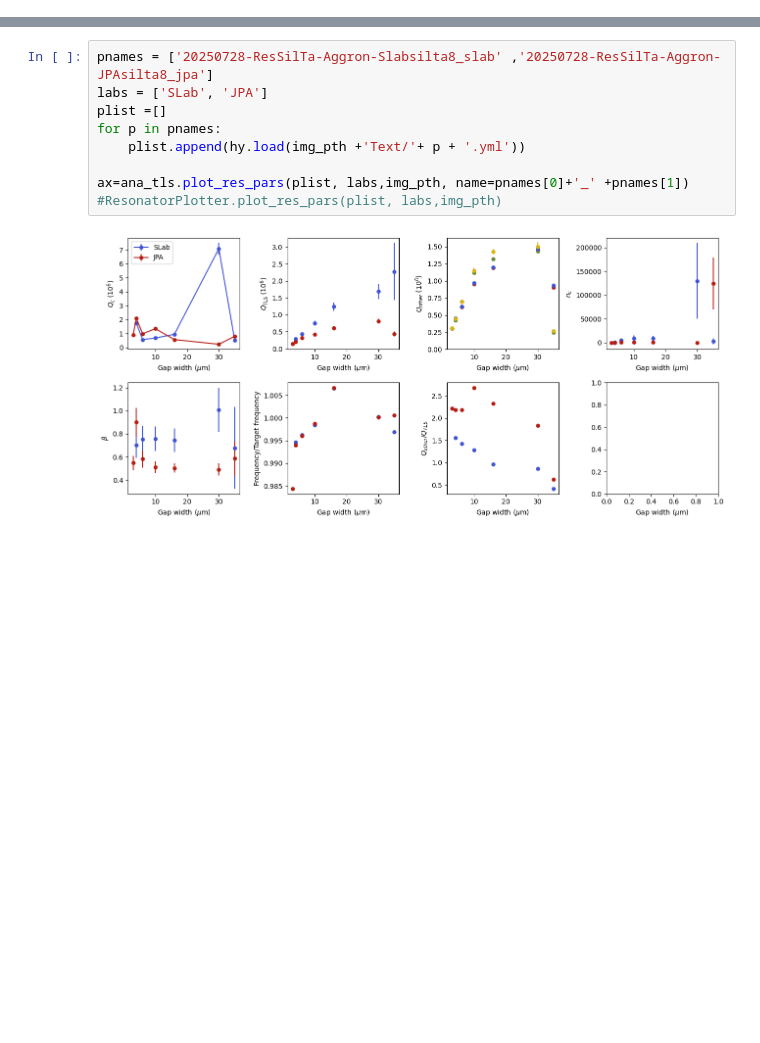
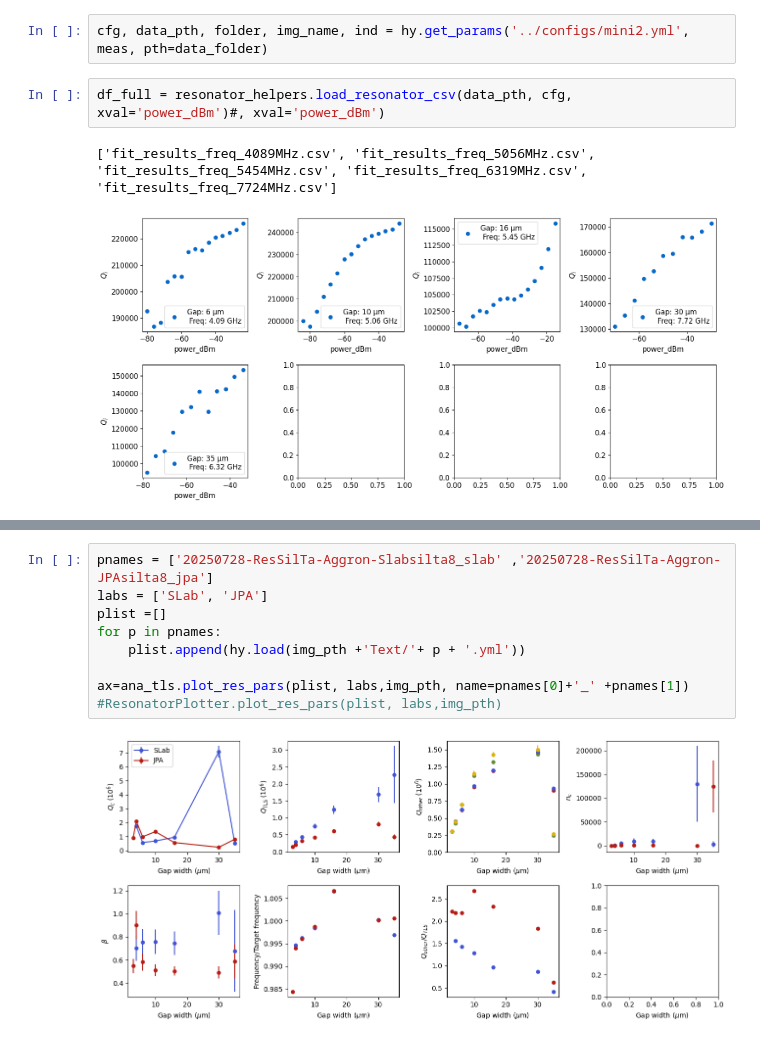
Before and after one commit to eesh-gupta/scresonators, a Jupyter notebook: fitting/plot_fits_meas.ipynb, the cells around one changed output, grey strips where cells are left out. Drawn from its saved outputs; the diff is of its cells as text; blank space fills up the shorter version.

```diff
--- a/fitting/plot_fits_meas.ipynb
+++ b/fitting/plot_fits_meas.ipynb
@@ -109 +30,8 @@ coef = [0, 25]
+# %%
+cfg, data_pth, folder, img_name, ind = hy.get_params('../configs/mini2.yml', meas, pth=data_folder)
+# %%
+df_full = resonator_helpers.load_resonator_csv(data_pth, cfg, xval='power_dBm')#, xval='power_dBm')
+# %% [output]
+['fit_results_freq_4089MHz.csv', 'fit_results_freq_5056MHz.csv', 'fit_results_freq_5454MHz.csv', 'fit_results_freq_6319MHz.csv', 'fit_results_freq_7724MHz.csv']
+[figure, added]
 # %%
```
Also changed, not shown: parts of 6 cells of this notebook, 5 other files.
